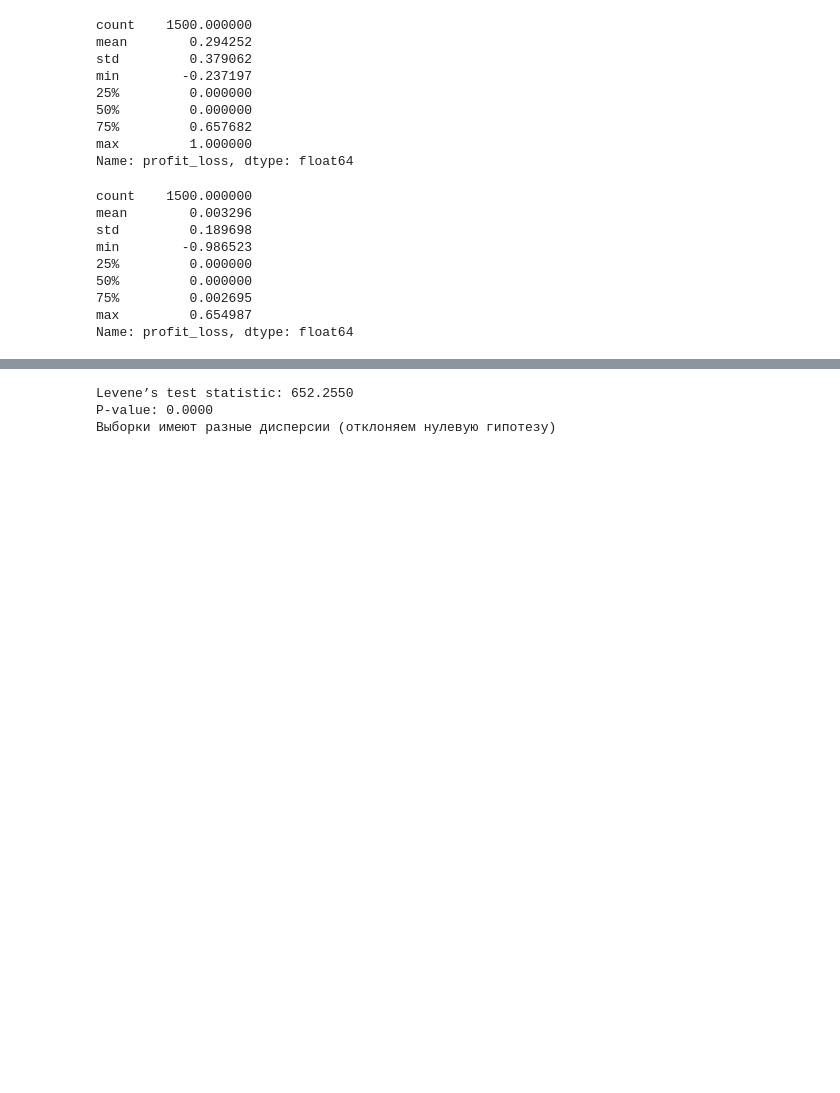
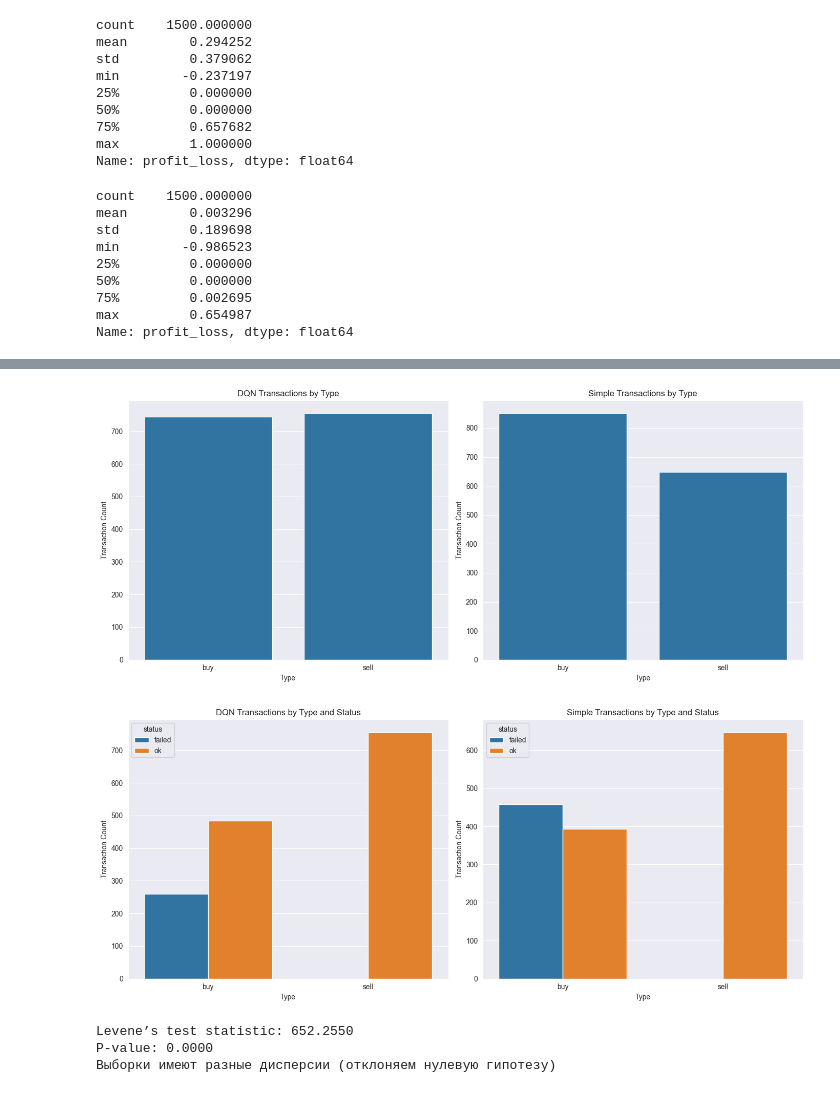
Before and after one commit to Zeerax-nya/Trading_bot, a Jupyter notebook: TradingBot.ipynb, the cells around one changed output, grey strips where cells are left out. Drawn from its saved outputs; the diff is of its cells as text; code cells hidden in the pictures; blank space fills up the shorter version.

```diff
--- a/TradingBot.ipynb
+++ b/TradingBot.ipynb
@@ -2821,3 +2882,49 @@ plt.show()
+# %%
+import matplotlib.pyplot as plt
+import seaborn as sns
+
+# Группировка по полю type и вычисление количества транзакций
+dqn_grouped_by_type = dqn_transactions_df_.groupby('type').size().reset_index(name='transaction_count')
+simple_grouped_by_type = simple_transactions_df_.groupby('type').size().reset_index(name='transaction_count')
+
+# Группировка по полям type и status и вычисление количества транзакций
+dqn_grouped_by_type_status = dqn_transactions_df_.groupby(['type', 'status']).size().reset_index(name='transaction_count')
+simple_grouped_by_type_status = simple_transactions_df_.groupby(['type', 'status']).size().reset_index(name='transaction_count')
+
+# Визуализация группировки по type
+fig, axs = plt.subplots(1, 2, figsize=(14, 6))
+sns.barplot(data=simple_grouped_by_type, x='type', y='transaction_count', ax=axs[1])
+axs[1].set_title('Simple Transactions by Type')
+axs[1].set_xlabel('Type')
+axs[1].set_ylabel('Transaction Count')
+
+sns.barplot(data=dqn_grouped_by_type, x='type', y='transaction_count', ax=axs[0])
+axs[0].set_title('DQN Transactions by Type')
+axs[0].set_xlabel('Type')
+axs[0].set_ylabel('Transaction Count')
+
+
+plt.tight_layout()
+plt.show()
+
+# Визуализация группировки по type и status
+fig, axs = plt.subplots(1, 2, figsize=(14, 6))
+sns.barplot(data=simple_grouped_by_type_status, x='type', y='transaction_count', hue='status', ax=axs[1])
+axs[1].set_title('Simple Transactions by Type and Status')
+axs[1].set_xlabel('Type')
+axs[1].set_ylabel('Transaction Count')
+
+sns.barplot(data=dqn_grouped_by_type_status, x='type', y='transaction_count', hue='status', ax=axs[0])
+axs[0].set_title('DQN Transactions by Type and Status')
+axs[0].set_xlabel('Type')
+axs[0].set_ylabel('Transaction Count')
+
+
+plt.tight_layout()
+plt.show()
+# %% [output]
+[figure, added]
+[figure, added]
 # %%
 from scipy.stats import levene
 
```
Also changed, not shown: parts of 28 cells of this notebook, 2 other files.
